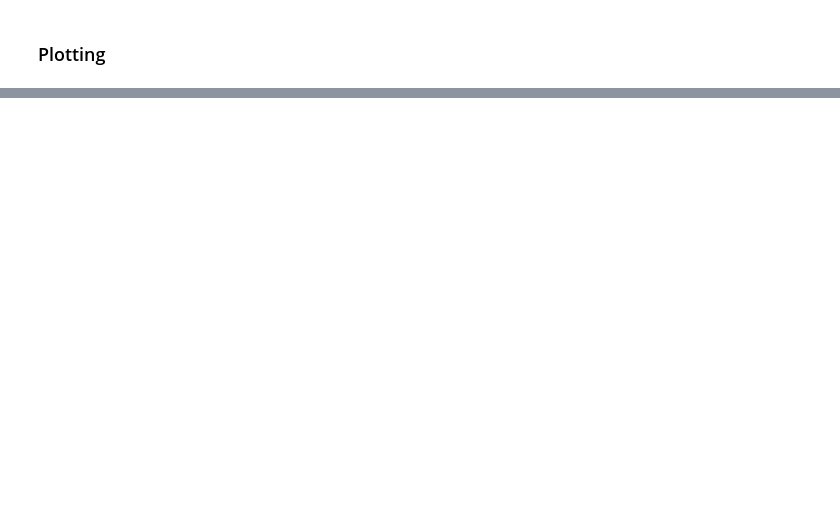
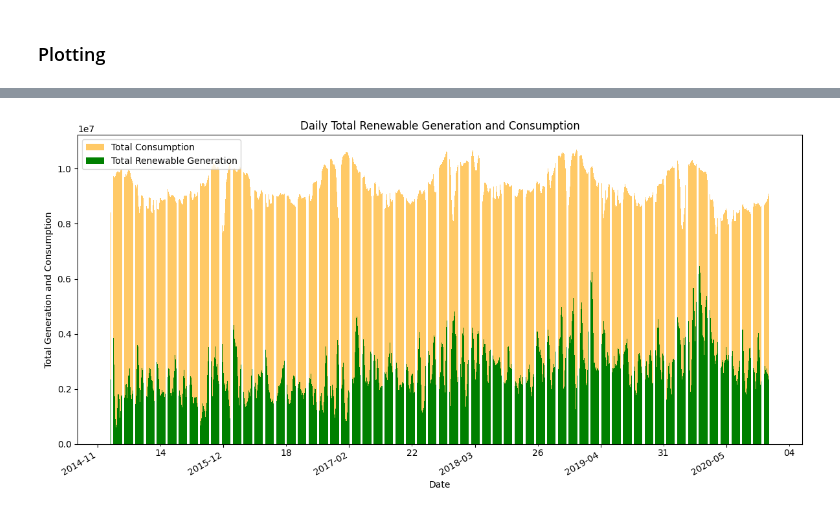
Before and after one commit to JannKaup/BigDataPipeline, a Jupyter notebook: BigDataPipeline.ipynb, the cells around one changed output, grey strips where cells are left out. Saved outputs shown, nothing was run; the diff lists cells and outputs as text; code cells hidden in the pictures; blank space fills up the shorter version.

```diff
--- a/BigDataPipeline.ipynb
+++ b/BigDataPipeline.ipynb
@@ -616,0 +855,20 @@ plt.show()
+# %%
+df_read.createOrReplaceTempView("generation_data")
+
+# Query using SparkSQL
+sql_query = """
+    SELECT
+        to_date(timestamp) AS date,
+        SUM(generation.wind_actual_generation + generation.solar_actual_generation) AS total_renewables_generation,
+        SUM(consumption) AS total_consumption
+    FROM generation_data
+    WHERE country = 'DE'
+    GROUP BY date
+    ORDER BY date
+"""
+
+# Run the SQL query
+daily_sum_df_sql = spark.sql(sql_query)
+
+# Show the result
+daily_sum_df_sql.show(20)
@@ -616,0 +893,42 @@ plt.show()
+# %%
+#Lets' plot the data as a bar plot
+import matplotlib.pyplot as plt
+import seaborn as sns
+import pandas as pd
+import numpy as np
+import matplotlib.dates as mdates
+import matplotlib.ticker as ticker
+
+
+# Convert the PySpark DataFrame to a Pandas DataFrame
+daily_sum_pd_sql = daily_sum_df_sql.toPandas()
+daily_sum_pd_sql['date'] = pd.to_datetime(daily_sum_pd_sql['date'])
+daily_sum_pd_sql.set_index('date', inplace=True)
+daily_sum_pd_sql = daily_sum_pd_sql.resample('D').sum()
+daily_sum_pd_sql = daily_sum_pd_sql.interpolate(method='linear')
+daily_sum_pd_sql = daily_sum_pd_sql.rolling(window=7).sum()
+daily_sum_pd_sql = daily_sum_pd_sql.dropna()
+daily_sum_pd_sql.reset_index(inplace=True)
+daily_sum_pd_sql['date'] = pd.to_datetime(daily_sum_pd_sql['date'])
+
+
+# Plot the data
+plt.figure(figsize=(12, 6))
+plt.bar(daily_sum_pd_sql['date'], daily_sum_pd_sql['total_consumption'], label='Total Consumption', color='orange', alpha=0.6)
+plt.bar(daily_sum_pd_sql['date'], daily_sum_pd_sql['total_renewables_generation'], label='Total Renewable Generation', color='green', alpha=1)
+plt.xlabel('Date')
+plt.ylabel('Total Generation and Consumption')
+plt.title('Daily Total Renewable Generation and Consumption')
+plt.legend()
+plt.xticks(rotation=45)
+plt.gca().xaxis.set_major_locator(mdates.MonthLocator())
+plt.gca().xaxis.set_major_formatter(mdates.DateFormatter('%Y-%m'))
+plt.gca().xaxis.set_minor_locator(mdates.DayLocator())
+plt.gca().xaxis.set_minor_formatter(mdates.DateFormatter('%d'))
+plt.gca().xaxis.set_major_locator(ticker.MaxNLocator(nbins=6, prune='both'))
+plt.gca().xaxis.set_minor_locator(ticker.MaxNLocator(nbins=12, prune='both'))
+plt.gcf().autofmt_xdate()
+plt.tight_layout()
+plt.show()
+# %% [output]
+[figure, added]
```
Also changed, not shown: parts of 31 cells of this notebook.
